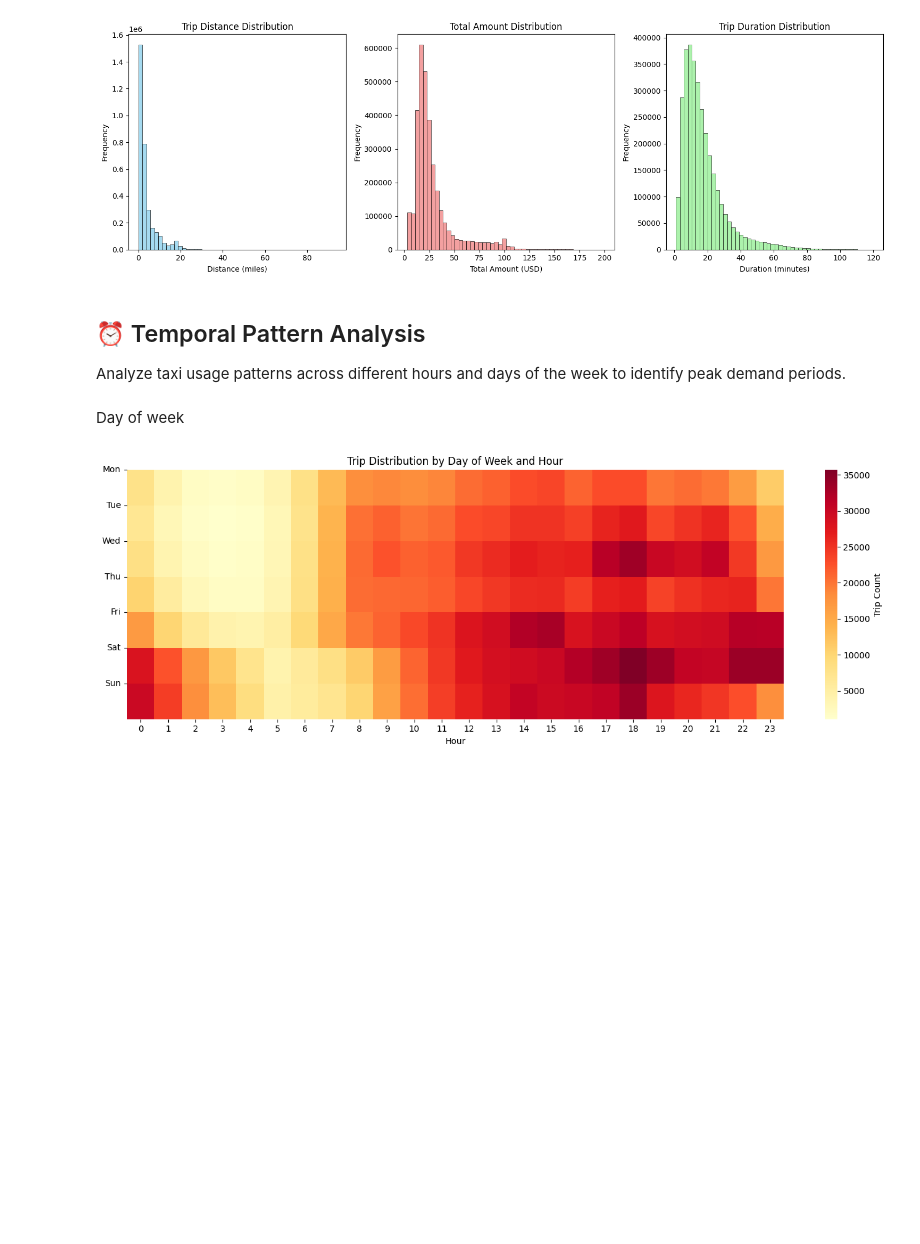
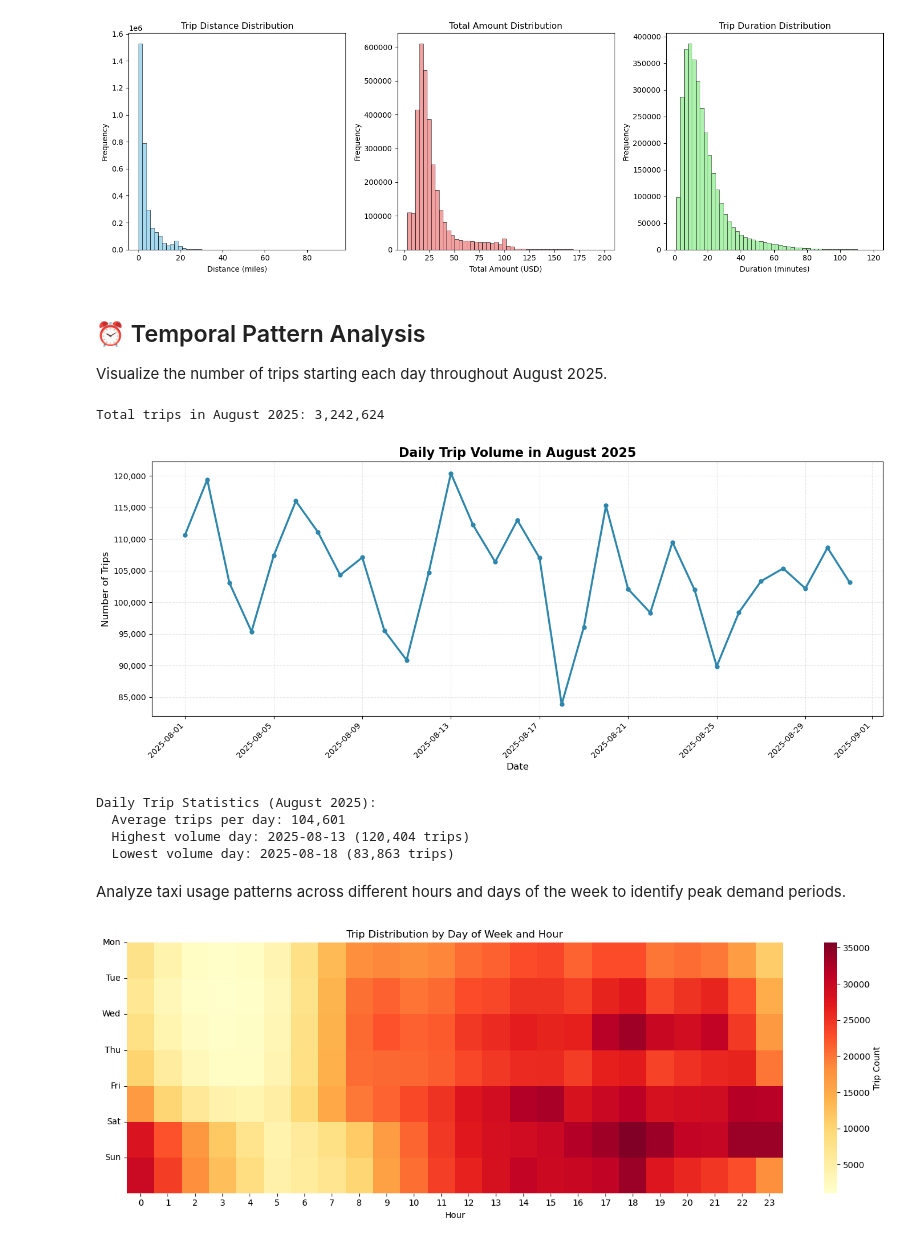
Before and after one commit to boshen24/NYC_Taxi_Visualization, a Jupyter notebook: NYC_Taxi_Visualization.ipynb, the cells around one changed output. Cells and saved outputs as stored; diff of their text form; code cells hidden in the pictures; blank space fills up the shorter version.

```diff
--- a/NYC_Taxi_Visualization.ipynb
+++ b/NYC_Taxi_Visualization.ipynb
@@ -168,9 +168,53 @@ plt.tight_layout()
 # %% [markdown]
 ## ⏰ Temporal Pattern Analysis
 
-Analyze taxi usage patterns across different hours and days of the week to identify peak demand periods.
+Visualize the number of trips starting each day throughout August 2025.
-# %% [markdown]
-Day of week
+# %%
+# ============ Filter data for August 2025 ============
+august_2025 = valid[
+    (valid["tpep_pickup_datetime"].dt.year == 2025) &
+    (valid["tpep_pickup_datetime"].dt.month == 8)
+].copy()  # Filter trips that started in August 2025
+
+print(f"Total trips in August 2025: {len(august_2025):,}")
+
+# ============ Extract date from pickup datetime ============
+august_2025["date"] = august_2025["tpep_pickup_datetime"].dt.date  # Extract just the date (year-month-day)
+
+# ============ Count trips per day ============
+daily_trips = august_2025.groupby("date").size().reset_index(name="trip_count")
+# groupby("date"): group all trips by their pickup date
+# size(): count number of trips for each date
+# reset_index(): convert to dataframe with columns: date, trip_count
+
+# ============ Create line chart ============
+plt.figure(figsize=(14, 6))  # Create 14x6 inch figure
+plt.plot(daily_trips["date"], daily_trips["trip_count"],
+         linewidth=2.5, color='#2E86AB', marker='o', markersize=5)  # Draw line with markers at each point
+
+# ============ Customize plot appearance ============
+plt.title("Daily Trip Volume in August 2025", fontsize=16, fontweight='bold')  # Add title
+plt.xlabel("Date", fontsize=12)  # Label x-axis
+plt.ylabel("Number of Trips", fontsize=12)  # Label y-axis
+plt.grid(True, alpha=0.3, linestyle='--')  # Add light dashed gridlines for easier reading
+
+# Format y-axis to show numbers with commas (e.g., 100,000 instead of 100000)
+ax = plt.gca()  # Get current axis
+ax.yaxis.set_major_formatter(plt.FuncFormatter(lambda x, p: f'{int(x):,}'))
+
+# Rotate x-axis labels for better readability
+plt.xticks(rotation=45, ha='right')
+
+plt.tight_layout()  # Adjust spacing
+# %% [output]
+Total trips in August 2025: 3,242,624
+[figure, added]
+Daily Trip Statistics (August 2025):
+  Average trips per day: 104,601
+  Highest volume day: 2025-08-13 (120,404 trips)
+  Lowest volume day: 2025-08-18 (83,863 trips)
+# %% [markdown]
+Analyze taxi usage patterns across different hours and days of the week to identify peak demand periods.
 # %%
 # ============ Extract time features from datetime ============
 valid["hour"] = valid["tpep_pickup_datetime"].dt.hour  # Extract hour of day (0-23) from pickup time
```
Also changed, not shown: parts of 8 cells of this notebook.
